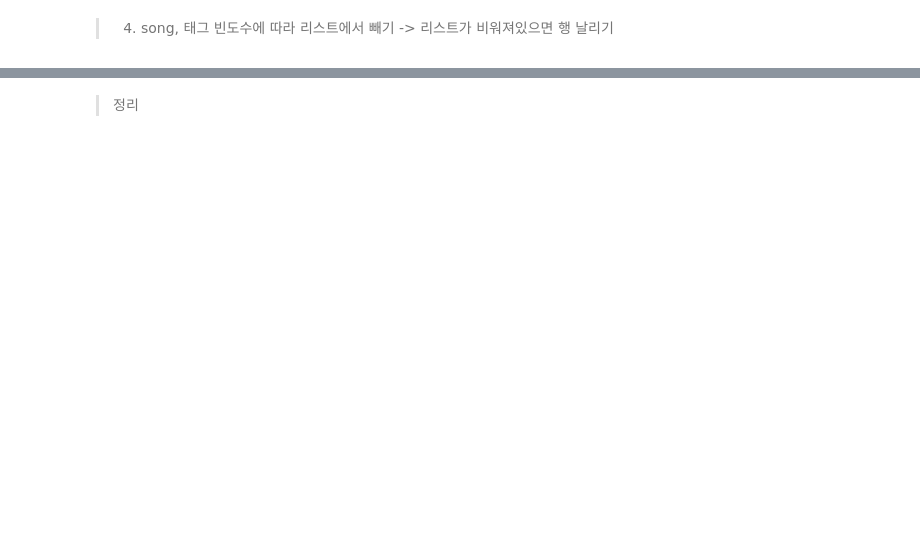
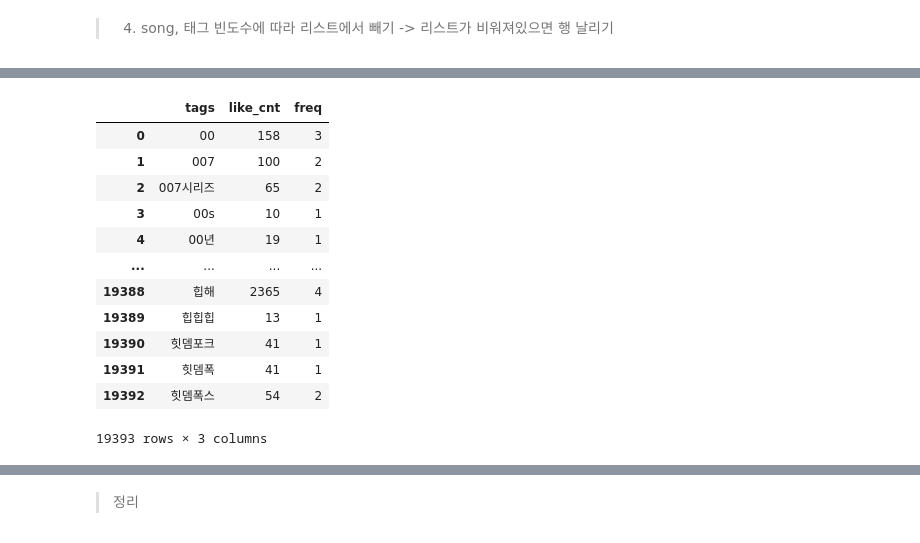
Before and after one commit to pulpo125/AIPlayer_Pling, a Jupyter notebook: 1_analysis/3_전처리_tag1,song1.ipynb, the cells around one changed output, grey strips where cells are left out. Cells and saved outputs as stored; diff of their text form; code cells hidden in the pictures; blank space fills up the shorter version.

```diff
--- a/1_analysis/3_전처리.ipynb
+++ b/1_analysis/3_전처리_tag1,song1.ipynb
@@ -967,0 +889,3 @@ playlists_tag_song_cut.to_json('../0_data/playlists_tag,song_10freq.json', orien
+# %%
+playlists_song_cut['song_cnt'] = playlists_song_cut['songs'].apply(len)
+playlists_song_cut['song_cnt'].unique()
@@ -967,0 +927,5 @@ playlists_tag_song_cut.to_json('../0_data/playlists_tag,song_10freq.json', orien
+# %%
+playlists_song_cut = playlists_song_cut.iloc[:, :6]
+playlists_song_cut.info()
+
+# 51916 - 51724 = 192행 제거
@@ -967,0 +953,5 @@ playlists_tag_song_cut.to_json('../0_data/playlists_tag,song_10freq.json', orien
+# %%
+# 태그 별 좋아요 수 확인
+ply_tag_like = playlists_song_cut.explode('tags').groupby('tags').sum()['like_cnt']
+ply_tag_like = pd.DataFrame(ply_tag_like).reset_index()
+ply_tag_like
@@ -967,0 +972,6 @@ playlists_tag_song_cut.to_json('../0_data/playlists_tag,song_10freq.json', orien
+# %%
+# 노래 사용 빈도수 확인
+ply_tag_freq = playlists_song_cut.explode('tags').groupby('tags').count()['id']
+ply_tag_freq = pd.DataFrame(ply_tag_freq).reset_index()
+ply_tag_freq.rename(columns={'id':'freq'}, inplace=True)
+ply_tag_freq
@@ -967,0 +998,17 @@ playlists_tag_song_cut.to_json('../0_data/playlists_tag,song_10freq.json', orien
+# %%
+ply_corr_tag = pd.merge(ply_tag_like, ply_tag_freq, how='left', on='tags')
+ply_corr_tag
+# %% [output]
+|  | tags | like_cnt | freq |
+| 0 | 00 | 158 | 3 |
+| 1 | 007 | 100 | 2 |
+| 2 | 007시리즈 | 65 | 2 |
+| 3 | 00s | 10 | 1 |
+| 4 | 00년 | 19 | 1 |
+| ... | ... | ... | ... |
+| 19388 | 힙해 | 2365 | 4 |
+| 19389 | 힙힙힙 | 13 | 1 |
+| 19390 | 힛뎀포크 | 41 | 1 |
+| 19391 | 힛뎀폭 | 41 | 1 |
+| 19392 | 힛뎀폭스 | 54 | 2 |
+19393 rows × 3 columns
```
Also changed, not shown: parts of 74 cells of this notebook, 2 other files.
